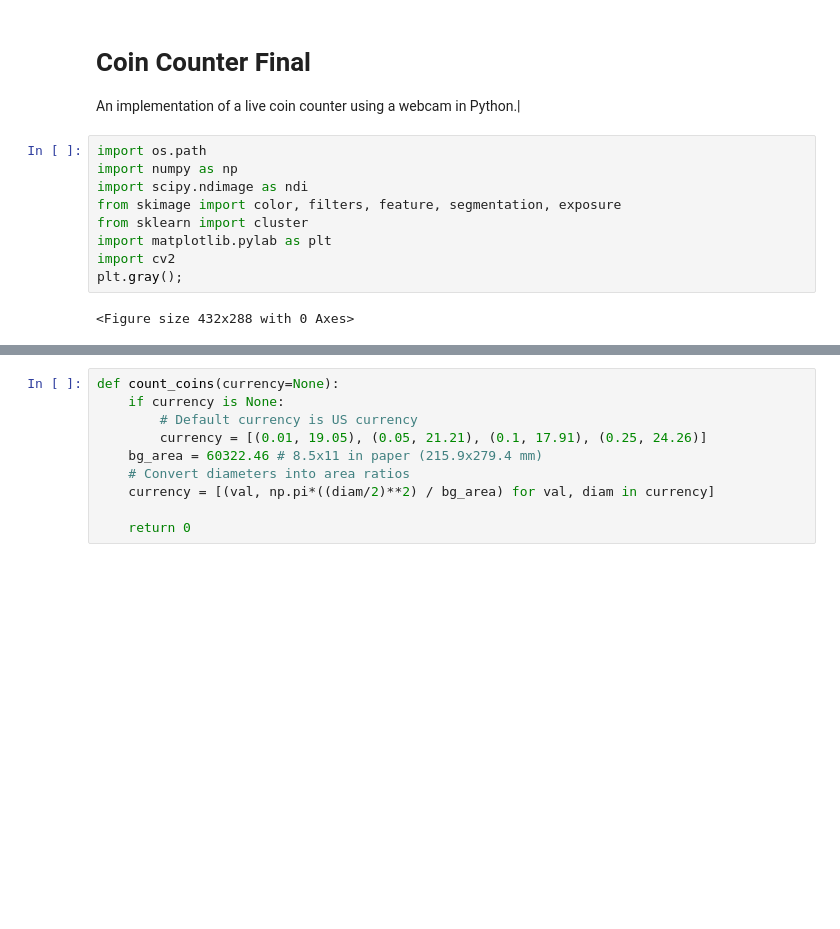
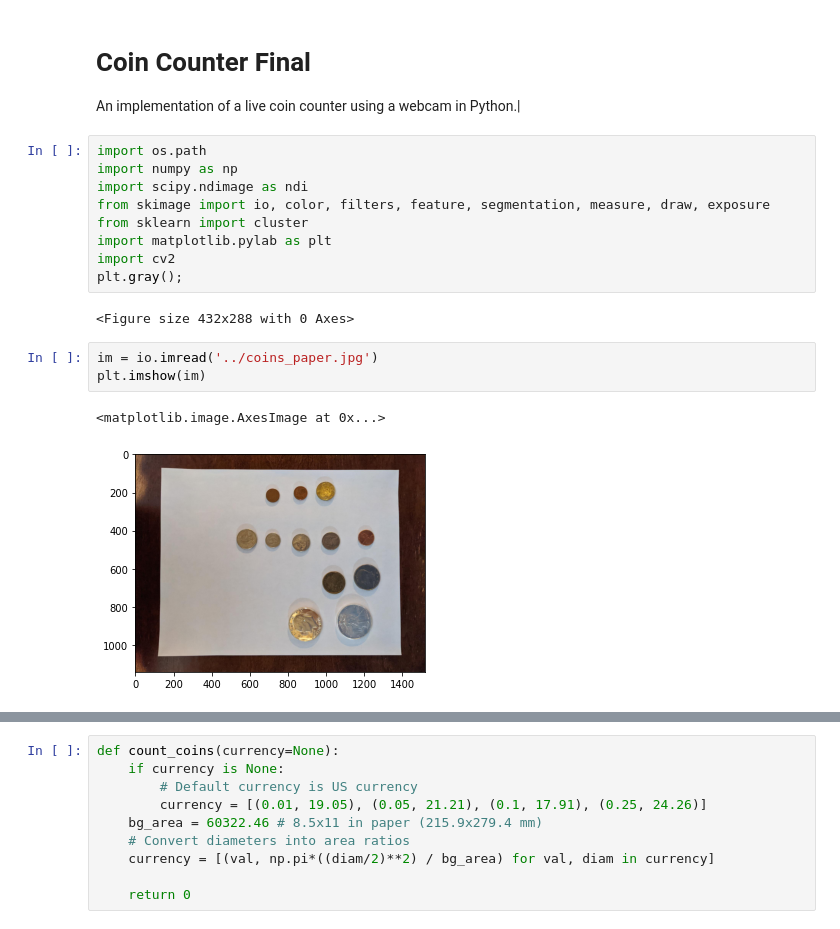
Before and after one commit to MrTsfree/Coin-Counter, a Jupyter notebook: counter.ipynb, the cells around one changed output, grey strips where cells are left out. Saved outputs shown, nothing was run; the diff lists cells and outputs as text; blank space fills up the shorter version.

```diff
--- a/counter.ipynb
+++ b/counter.ipynb
@@ -6,10 +6,16 @@ An implementation of a live coin counter using a webcam in Python.|
 import os.path
 import numpy as np
 import scipy.ndimage as ndi
-from skimage import color, filters, feature, segmentation, exposure
+from skimage import io, color, filters, feature, segmentation, measure, draw, exposure
 from sklearn import cluster
 import matplotlib.pylab as plt
 import cv2
 plt.gray();
 # %% [output]
 <Figure size 432x288 with 0 Axes>
+# %%
+im = io.imread('../coins_paper.jpg')
+plt.imshow(im)
+# %% [output]
+<matplotlib.image.AxesImage at 0x...>
+[figure, added]
```
Also changed, not shown: parts of 6 cells of this notebook.
